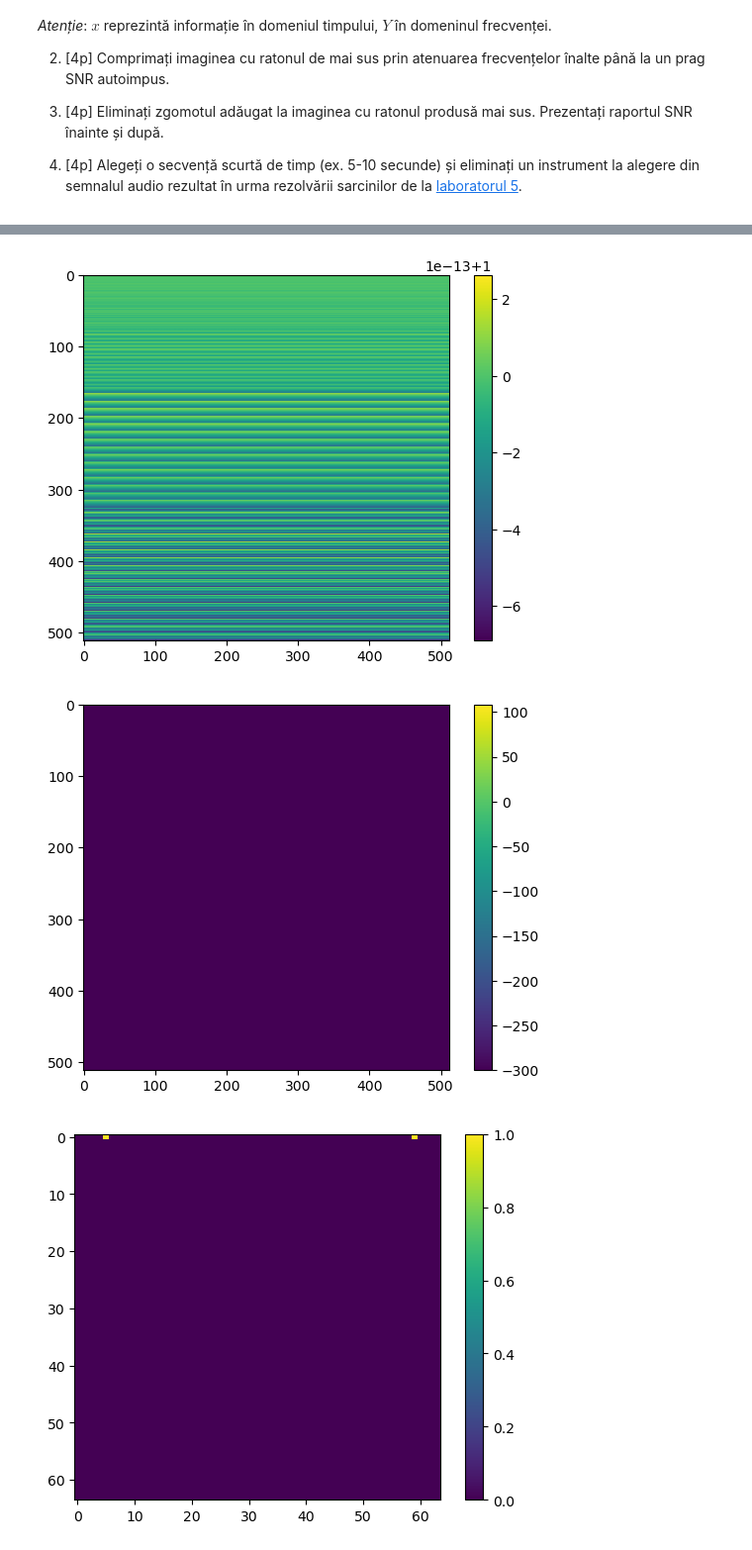
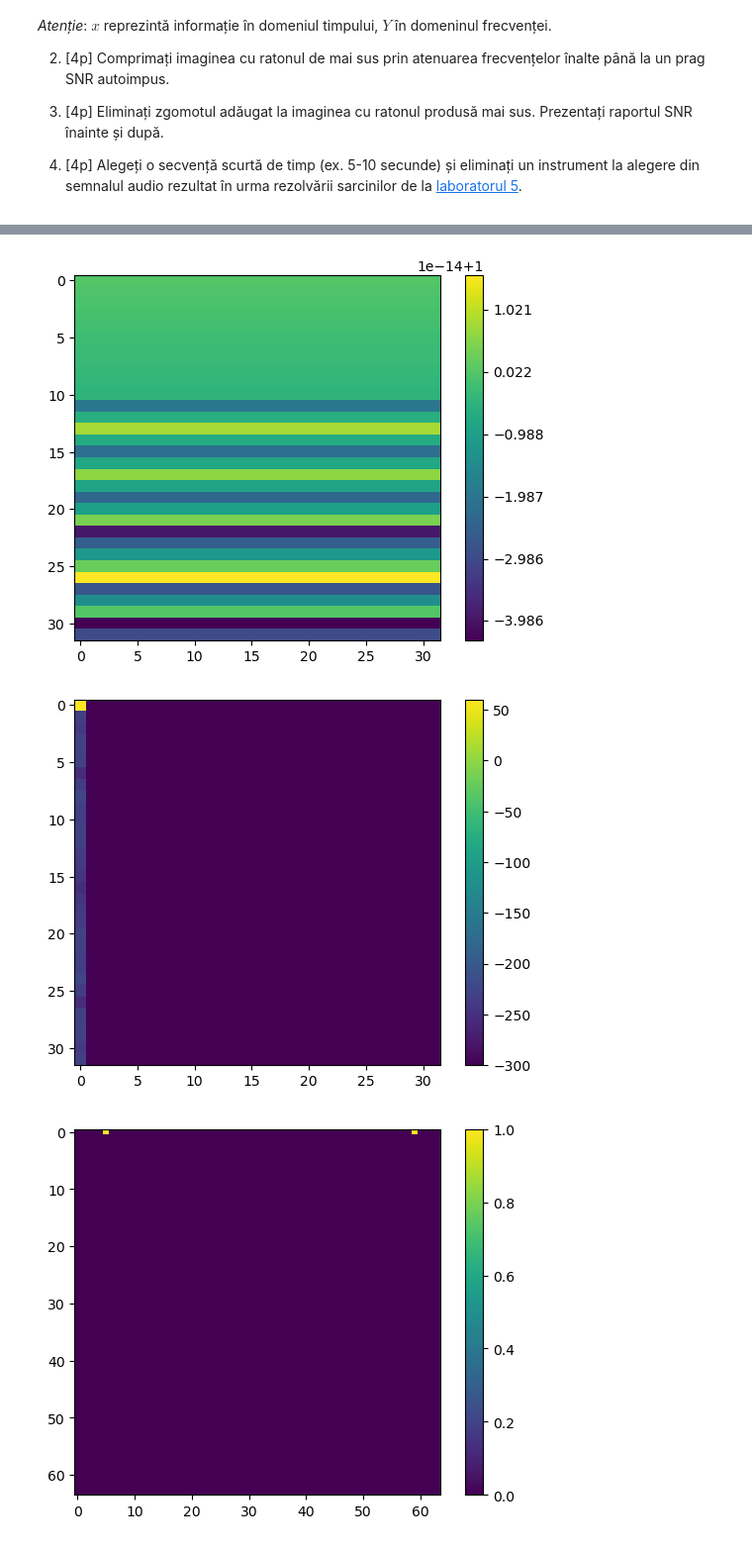
Before and after one commit to ReluSt13/ProcesareaSemnalelor, a Jupyter notebook: Tema7/lab7.ipynb, the cells around one changed output, grey strips where cells are left out. Shown at 99% size. Cells and saved outputs as stored; diff of their text form; code cells hidden in the pictures.

```diff
--- a/Tema7/lab7.ipynb
+++ b/Tema7/lab7.ipynb
@@ -123,7 +124,7 @@ plt.show()
 
 # x_n1_n2 = sin(2 * pi * n1 + 3 * pi * n2) where x_n1_n2 is a matrix of size n1 * n2
 n1 = 128
-n2 = 256
+n2 = 128
 x_n1_n2 = np.zeros((n1, n2))
 for i in range(n1):
     for j in range(n2):
@@ -143,23 +144,23 @@ plt.show()
 # %%
 # x_n1_n2 = sin(4 * pi * n1) + cos(6 * pi * n2) where x_n1_n2 is a matrix of size n1 * n2
-n1 = 512
-n2 = 512
+n1 = 32
+n2 = 32
 x_n1_n2 = np.zeros((n1, n2))
 for i in range(n1):
     for j in range(n2):
         x_n1_n2[i][j] = np.sin(4 * np.pi * i) + np.cos(6 * np.pi * j)
 plt.imshow(x_n1_n2)
 plt.colorbar()
 plt.show()
 
 # spectrul
 y_n1_n2 = np.fft.fft2(x_n1_n2)
 plt.imshow(20*np.log10(abs(y_n1_n2) + 1e-15))
 plt.colorbar()
 plt.show()
 # %% [output]
-[figure, old version]
+[figure, new version]
-[figure, old version]
+[figure, new version]
 # %%
 # Y_0_5 = Y_0_N-5 = 1, atlfel Y_m1_m2 = 0 oricare ar fi m1, m2
 # Y reprezinta informatie in domeniul frecventei
```
Also changed, not shown: parts of 6 cells of this notebook.
